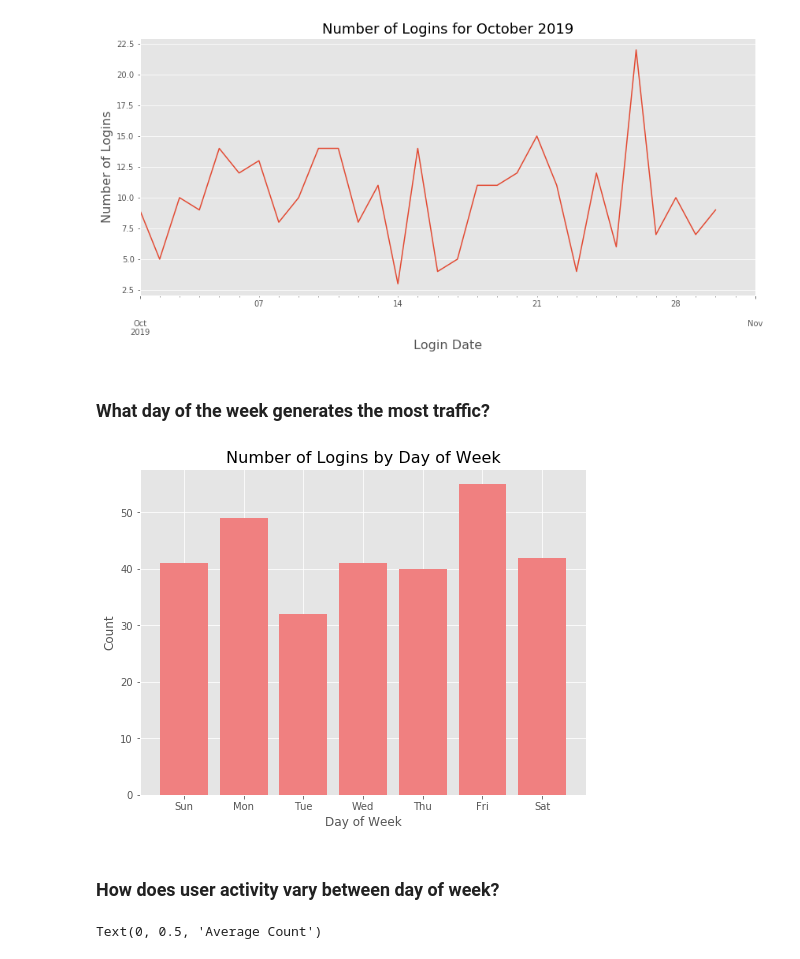
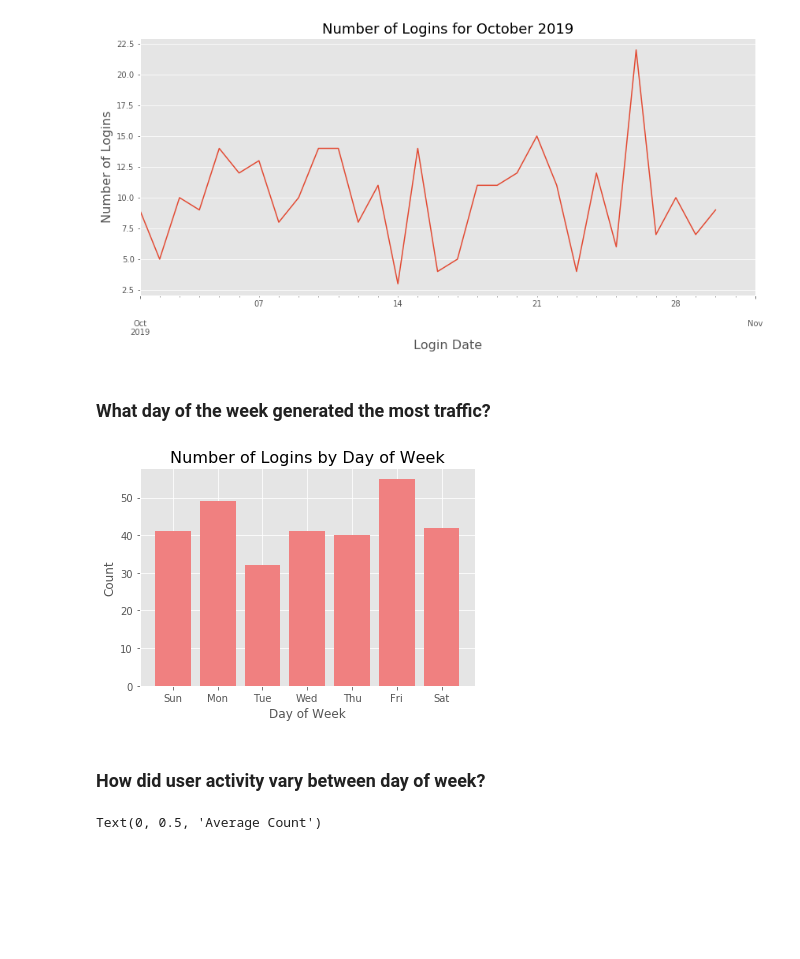
Before and after one commit to helen-tong/user_engagement_analysis, a Jupyter notebook: assessment.ipynb, the cells around one changed output. Drawn from its saved outputs; the diff is of its cells as text; code cells hidden in the pictures; blank space fills up the shorter version.

```diff
--- a/assessment.ipynb
+++ b/assessment.ipynb
@@ -6,7 +6,7 @@ import matplotlib.pyplot as plt
 plt.style.use('ggplot')
 %matplotlib inline
 # %%
-df = pd.read_csv('showwcase_sessions.csv')
+df = pd.read_csv('data/showwcase_sessions.csv')
 # %%
 df.head()
 # %% [output]
@@ -113,23 +101,23 @@ plt.show()
 # %% [output]
 [figure]
 # %% [markdown]
-### What day of the week generates the most traffic?
+### What day of the week generated the most traffic?
 # %%
 x = df['day_of_week'].value_counts()
 labels = ['Sun', 'Mon', 'Tue', 'Wed', 'Thu', 'Fri', 'Sat']
 index = np.arange(len(x))
 
-plt.figure(figsize=(8,6))
+plt.figure(figsize=(6,4))
 plt.bar(x.index, x.values, color='lightcoral')
 plt.xticks(index, labels, fontsize=10, rotation=0)
 plt.xlabel('Day of Week', fontsize=12)
 plt.ylabel('Count', fontsize=12)
 plt.title('Number of Logins by Day of Week', fontsize=16)
 plt.show()
 # %% [output]
-[figure, old version]
+[figure, new version]
 # %% [markdown]
-### How does user activity vary between day of week?
+### How did user activity vary between day of week?
 # %%
 fig, (ax1, ax2, ax3) = plt.subplots(1,3, figsize=(22,5))
 
```
Also changed, not shown: parts of 14 cells of this notebook.
